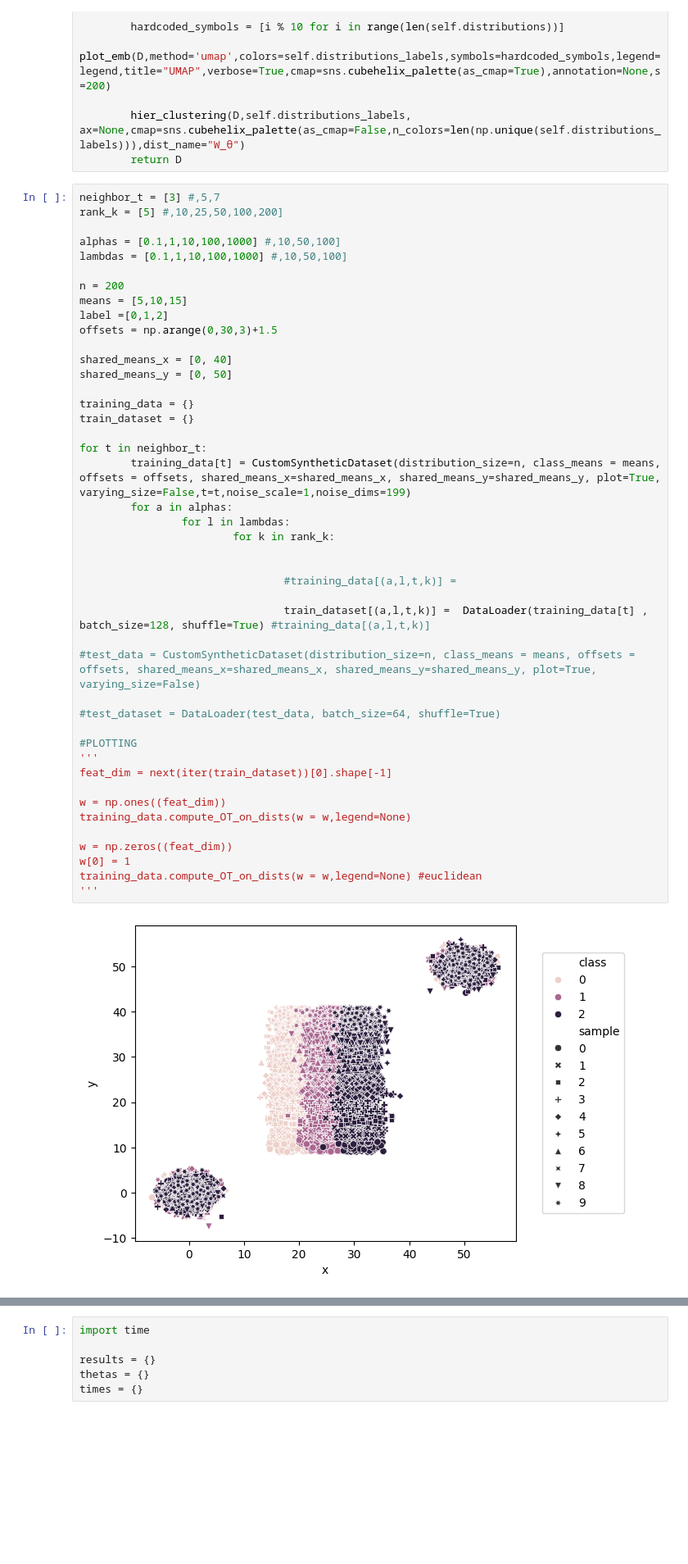
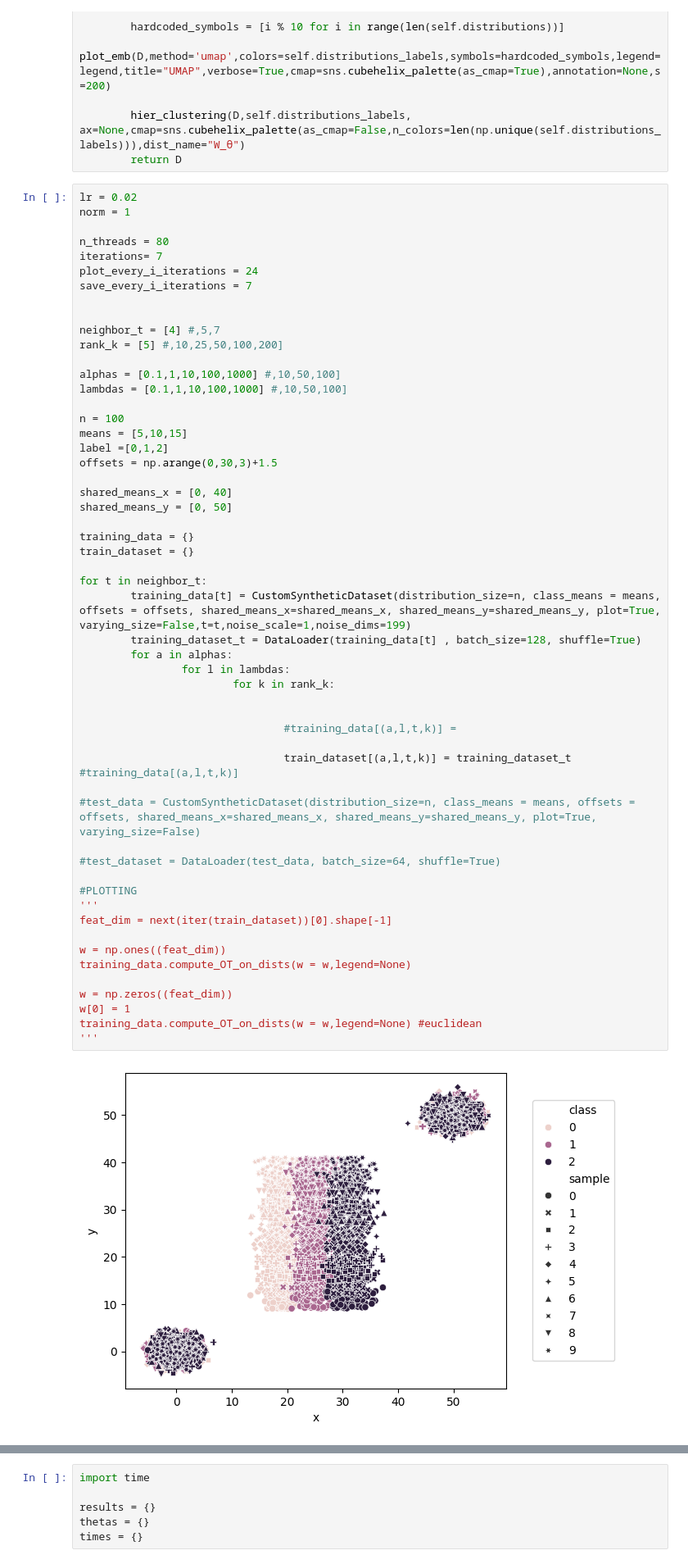
Before and after one commit to DaminK/GlobalGround-MetricLearning, a Jupyter notebook: code/reproduce_experiments/ggml_synthrebutal_hyperparams.ipynb, the cells around one changed output, grey strips where cells are left out. Shown at 82% size. Saved outputs shown, nothing was run; the diff lists cells and outputs as text; blank space fills up the shorter version.

Commit message:
refactored ggml training notebook for public repo

```diff
--- a/code/reproduce_experiments/ggml_synthrebutal_hyperparams.ipynb
+++ b/code/reproduce_experiments/ggml_synthrebutal_hyperparams.ipynb
@@ -130,13 +131,22 @@ class CustomSyntheticDataset(Dataset):
         hier_clustering(D,self.distributions_labels, ax=None,cmap=sns.cubehelix_palette(as_cmap=False,n_colors=len(np.unique(self.distributions_labels))),dist_name="W_θ")
         return D
 # %%
-neighbor_t = [3] #,5,7
+lr = 0.02
+norm = 1
+
+n_threads = 80
+iterations= 7
+plot_every_i_iterations = 24
+save_every_i_iterations = 7
+
+
+neighbor_t = [4] #,5,7
 rank_k = [5] #,10,25,50,100,200]
 
 alphas = [0.1,1,10,100,1000] #,10,50,100]
 lambdas = [0.1,1,10,100,1000] #,10,50,100]
 
-n = 200
+n = 100
 means = [5,10,15]
 label =[0,1,2]
 offsets = np.arange(0,30,3)+1.5
@@ -146,35 +156,36 @@ shared_means_y = [0, 50]
 
 training_data = {}
 train_dataset = {}
 
 for t in neighbor_t:
         training_data[t] = CustomSyntheticDataset(distribution_size=n, class_means = means, offsets = offsets, shared_means_x=shared_means_x, shared_means_y=shared_means_y, plot=True, varying_size=False,t=t,noise_scale=1,noise_dims=199)
+        training_dataset_t = DataLoader(training_data[t] , batch_size=128, shuffle=True)
         for a in alphas:
                 for l in lambdas:
                         for k in rank_k:
 
 
                                 #training_data[(a,l,t,k)] =
 
-                                train_dataset[(a,l,t,k)] =  DataLoader(training_data[t] , batch_size=128, shuffle=True) #training_data[(a,l,t,k)]
+                                train_dataset[(a,l,t,k)] = training_dataset_t #training_data[(a,l,t,k)]
 
 #test_data = CustomSyntheticDataset(distribution_size=n, class_means = means, offsets = offsets, shared_means_x=shared_means_x, shared_means_y=shared_means_y, plot=True, varying_size=False)
 
 #test_dataset = DataLoader(test_data, batch_size=64, shuffle=True)
 
 #PLOTTING
 '''
 feat_dim = next(iter(train_dataset))[0].shape[-1]
 
 w = np.ones((feat_dim))
 training_data.compute_OT_on_dists(w = w,legend=None)
 
 w = np.zeros((feat_dim))
 w[0] = 1
 training_data.compute_OT_on_dists(w = w,legend=None) #euclidean
 '''
 # %% [output]
-[figure, old version]
+[figure, new version]
 '\nfeat_dim = next(iter(train_dataset))[0].shape[-1]\n\nw = np.ones((feat_dim))\ntraining_data.compute_OT_on_dists(w = w,legend=None)\n\nw = np.zeros((feat_dim))\nw[0] = 1\ntraining_data.compute_OT_on ...
 # %%
 '''
```
Also changed, not shown: parts of 4 cells of this notebook, 23 other files.
